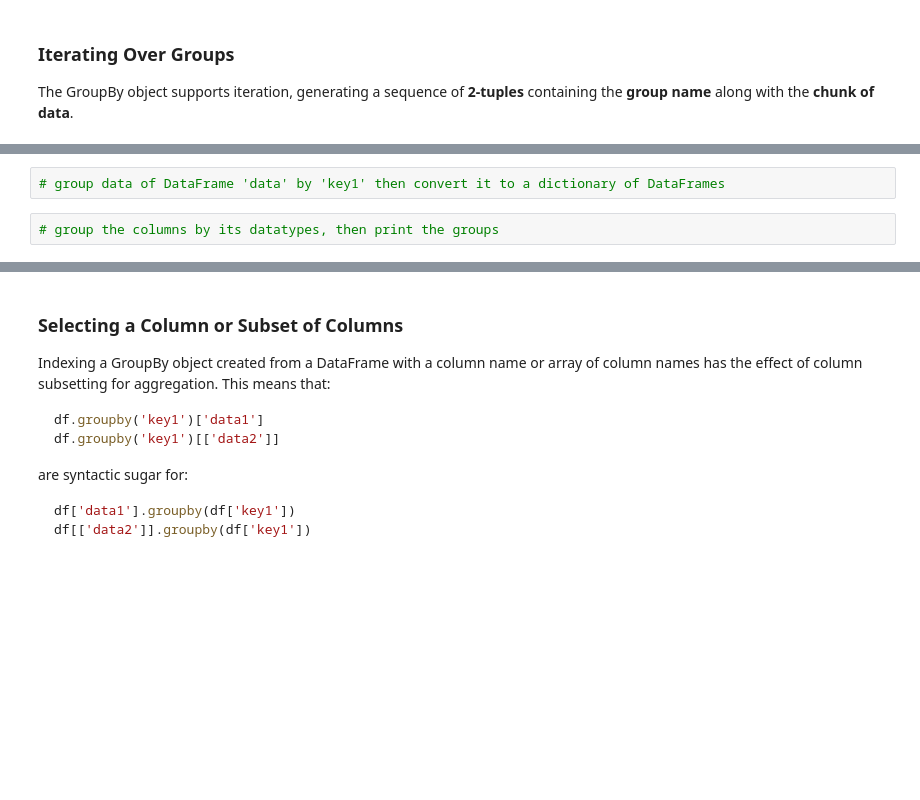
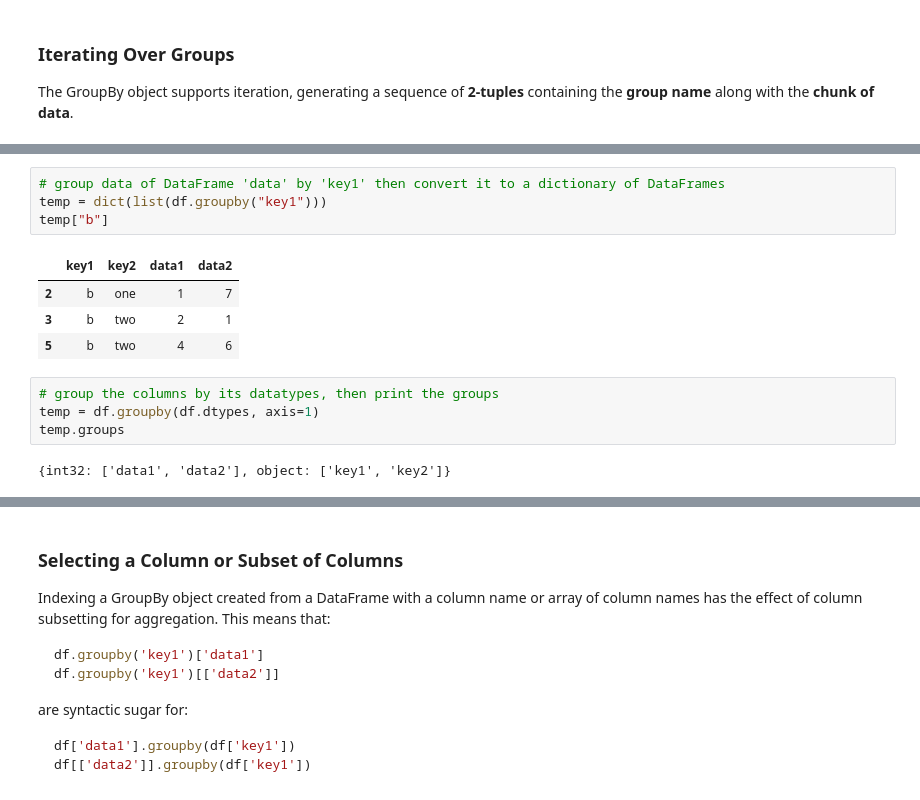
Before and after one commit to OmarInCS/data-analysis-visulization-python, a Jupyter notebook: week3/day2/lesson-9-data-cleaning.ipynb, the cells around one changed output, grey strips where cells are left out. Cells and saved outputs as stored; diff of their text form; blank space fills up the shorter version.

```diff
--- a/week3/day2/lesson-9-data-cleaning.ipynb
+++ b/week3/day2/lesson-9-data-cleaning.ipynb
@@ -163,6 +306,17 @@ the **group name** along with the **chunk of data**.
 # %%
 # group data of DataFrame 'data' by 'key1' then convert it to a dictionary of DataFrames
+temp = dict(list(df.groupby("key1")))
+temp["b"]
+# %% [output]
+|  | key1 | key2 | data1 | data2 |
+| 2 | b | one | 1 | 7 |
+| 3 | b | two | 2 | 1 |
+| 5 | b | two | 4 | 6 |
 # %%
 # group the columns by its datatypes, then print the groups
+temp = df.groupby(df.dtypes, axis=1)
+temp.groups
+# %% [output]
+{int32: ['data1', 'data2'], object: ['key1', 'key2']}
 # %%
 # loop through the groups and print it
```
Also changed, not shown: parts of 30 cells of this notebook, 6 other files.
